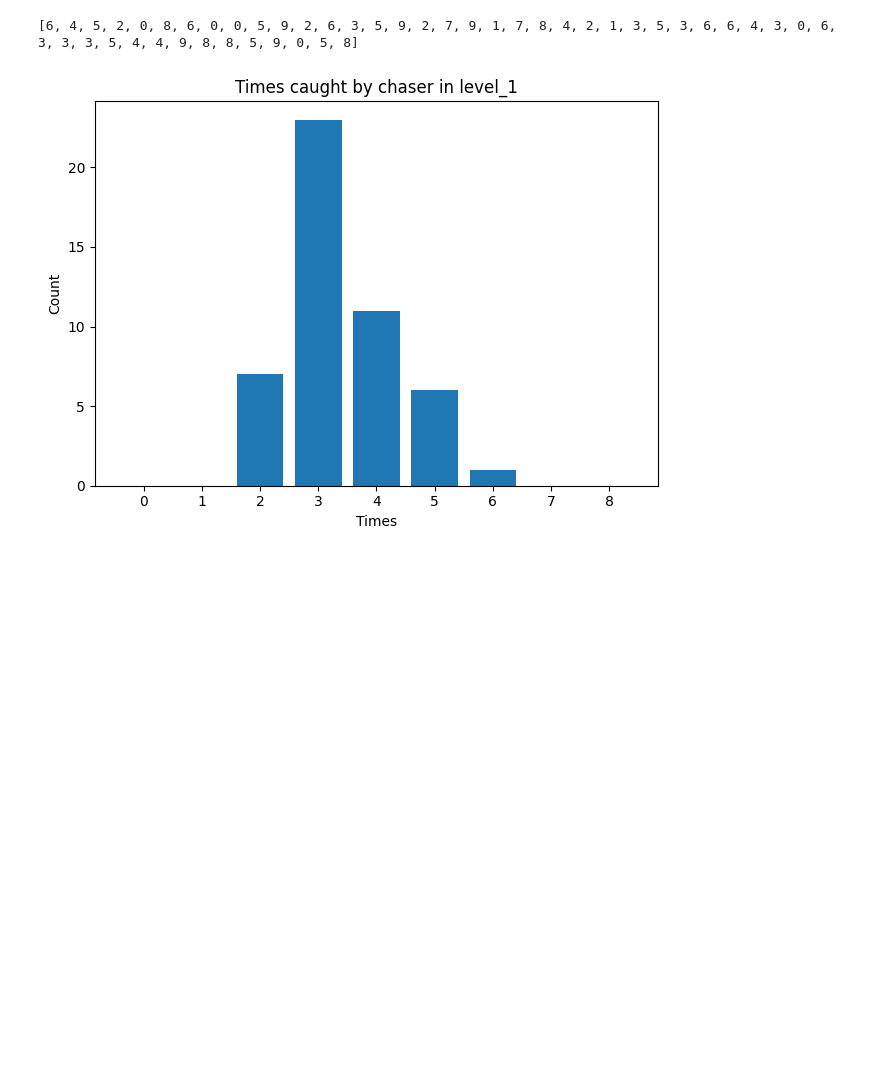
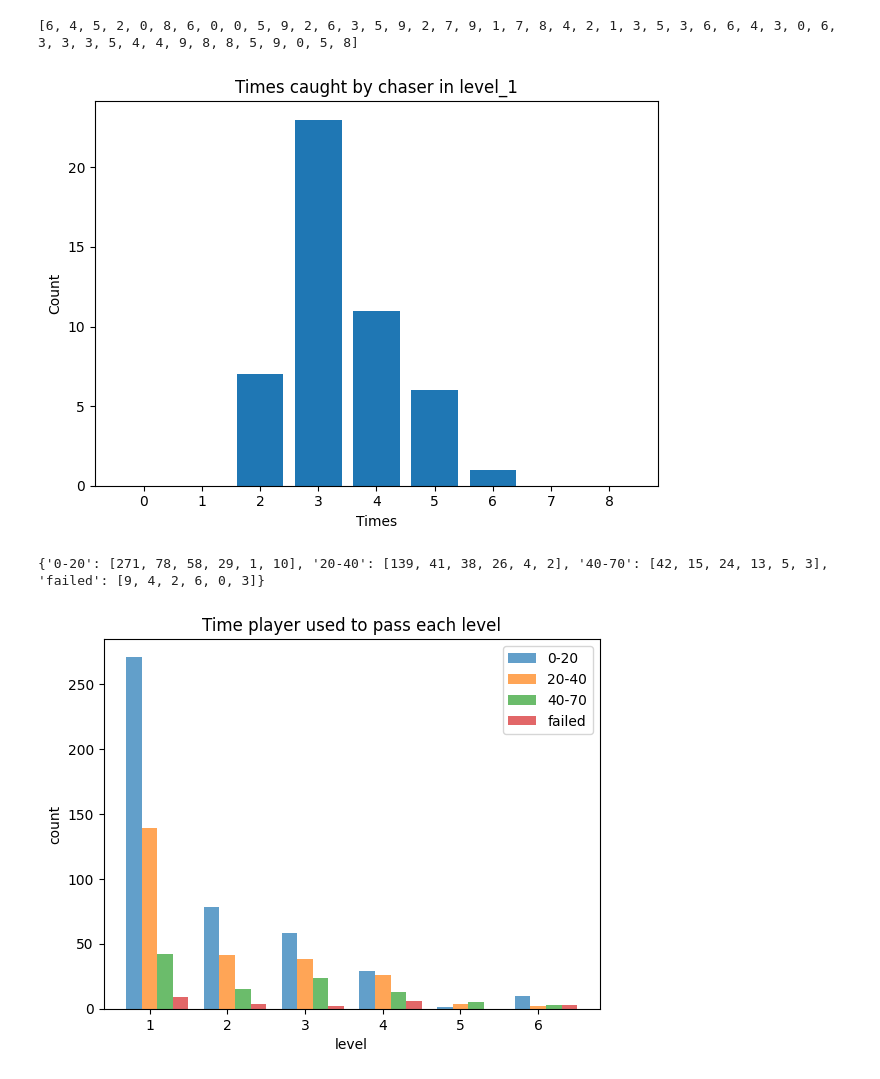
Before and after one commit to zixiwei/Analytic-Project-First-Version, a Jupyter notebook: AnalyticGraph.ipynb, the cells around one changed output. Saved outputs shown, nothing was run; the diff lists cells and outputs as text; code cells hidden in the pictures; blank space fills up the shorter version.

Commit message:
data visualization for alpha

```diff
--- a/AnalyticGraph.ipynb
+++ b/AnalyticGraph.ipynb
@@ -91,3 +83,71 @@ plt.show()
 # %% [output]
 [6, 4, 5, 2, 0, 8, 6, 0, 0, 5, 9, 2, 6, 3, 5, 9, 2, 7, 9, 1, 7, 8, 4, 2, 1, 3, 5, 3, 6, 6, 4, 3, 0, 6, 3, 3, 3, 5, 4, 4, 9, 8, 8, 5, 9, 0, 5, 8]
 [figure]
+# %%
+
+
+game_data = []
+for entry in data.values():
+    if entry["IsSuccess"] == "false":
+        game_data.append({"time": 100, "level": entry["LevelNum"]})
+    else:
+        game_data.append({"time": entry["Interval"], "level": entry["LevelNum"]})
+
+# game_data = [
+#     {"level": 1, "time": 25},
+#     {"level": 1, "time": 18},
+#     {"level": 1, "time": 35},
+#     {"level": 2, "time": 30},
+#     {"level": 2, "time": 42},
+#     {"level": 2, "time": 38},
+#     {"level": 3, "time": 10},
+#     {"level": 3, "time": 50},
+#     {"level": 3, "time": 55},
+# ]
+
+
+ranges = ['0-20', '20-40', '40-70', "failed"]
+
+
+range_counts = {range_label: [0, 0, 0, 0, 0, 0] for range_label in ranges}
+
+
+
+for item in game_data:
+    if item["time"] < 20:
+        range_counts['0-20'][item["level"] - 1] += 1
+    elif 20 <= item["time"] < 40:
+        range_counts['20-40'][item["level"] - 1] += 1
+    elif 40 <= item["time"] < 70:
+        range_counts['40-70'][item["level"] - 1] += 1
+    else:
+        range_counts['failed'][item["level"] - 1] += 1
+
+
+# for range_label in ranges:
+#     for level in range(1, 7):
+#         counts = [data["time"] for data in game_data if (data["time"] >= int(range_label.split('-')[0])) and (
+#                     data["time"] <= int(range_label.split('-')[1])) and (data["level"] == level)]
+#         range_counts[range_label].append(len(counts))
+
+
+levels = range(1, 7)
+num_levels = len(levels)
+
+
+bar_width = 0.2
+index = np.arange(num_levels)
+opacity = 0.7
+print(range_counts)
+for i, range_label in enumerate(ranges):
+    plt.bar(index + i * bar_width, range_counts[range_label], bar_width, alpha=opacity, label=range_label)
+
+plt.xlabel('level')
+plt.ylabel('count')
+plt.title('Time player used to pass each level')
+plt.xticks(index + bar_width, levels)
+plt.legend()
+plt.show()
+# %% [output]
+{'0-20': [271, 78, 58, 29, 1, 10], '20-40': [139, 41, 38, 26, 4, 2], '40-70': [42, 15, 24, 13, 5, 3], 'failed': [9, 4, 2, 6, 0, 3]}
+[figure, added]
```
Also changed, not shown: parts of 5 cells of this notebook.
